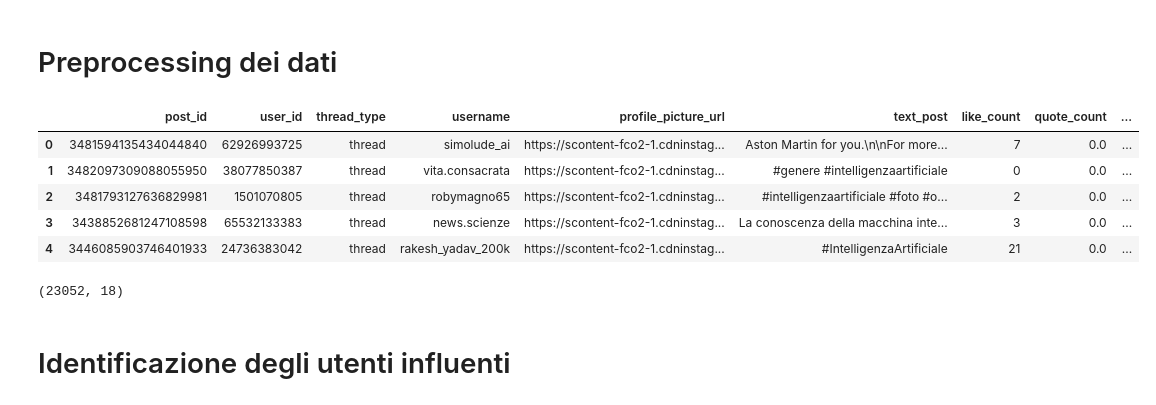
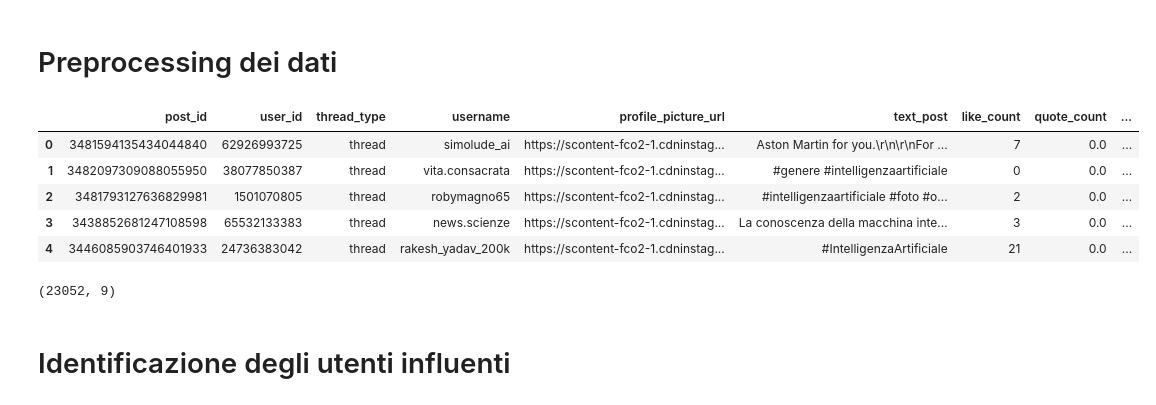
Before and after one commit to Alexis2628/progetto_asnm, a Jupyter notebook: Code/notebook/Studio della propagazione dell'influenza/propagazione_influenza.ipynb, the cells around one changed output. Cells and saved outputs as stored; diff of their text form; code cells hidden in the pictures.

```diff
--- a/Code/notebook/Studio della propagazione dell'influenza/propagazione_influenza.ipynb
+++ b/Code/notebook/Studio della propagazione dell'influenza/propagazione_influenza.ipynb
@@ -18,16 +20,16 @@ df_replies = pd.read_csv("../../../data/replies_data.csv")
 # %%
 missing_columns_in_posts = [col for col in df_replies.columns if col not in df_posts.columns]
 
 for col in missing_columns_in_posts:
     df_posts[col] = np.nan
 
 df_combined = pd.concat([df_posts, df_replies], ignore_index=True)
 df_combined.columns = [col.lower().replace(" ", "_") for col in df_combined.columns]
-df_combined.drop("parent_post_id",axis=1,inplace=True)
+df_combined.drop(columns=["parent_post_id","direct_reply_count"	,"repost_count","following","followed_by","can_reply","reply_control","reshare_count","is_verified"],axis=1,inplace=True)
 df_combined.head()
 # %% [output]
 |  | post_id | user_id | thread_type | username | profile_picture_url | text_post | like_count | quote_count | ... |
-| 0 | 3481594135434044840 | 62926993725 | thread | simolude_ai | https://scontent-fco2-1.cdninstag... | Aston Martin for you.\n\nFor more... | 7 | 0.0 | ... |
+| 0 | 3481594135434044840 | 62926993725 | thread | simolude_ai | https://scontent-fco2-1.cdninstag... | Aston Martin for you.\r\n\r\nFor ... | 7 | 0.0 | ... |
 | 1 | 3482097309088055950 | 38077850387 | thread | vita.consacrata | https://scontent-fco2-1.cdninstag... | #genere #intelligenzaartificiale | 0 | 0.0 | ... |
 | 2 | 3481793127636829981 | 1501070805 | thread | robymagno65 | https://scontent-fco2-1.cdninstag... | #intelligenzaartificiale #foto #o... | 2 | 0.0 | ... |
 | 3 | 3438852681247108598 | 65532133383 | thread | news.scienze | https://scontent-fco2-1.cdninstag... | La conoscenza della macchina inte... | 3 | 0.0 | ... |
@@ -35,7 +37,7 @@ df_combined.head()
 # %%
 df_combined.shape
 # %% [output]
-(23052, 18)
+(23052, 9)
 # %%
 df = df_combined.drop_duplicates()
 # 2. Riempimento dei NaN nelle colonne di conteggio con 0 (queste colonne sono quantitative)
```
Also changed, not shown: parts of 11 cells of this notebook, 3 other files.
